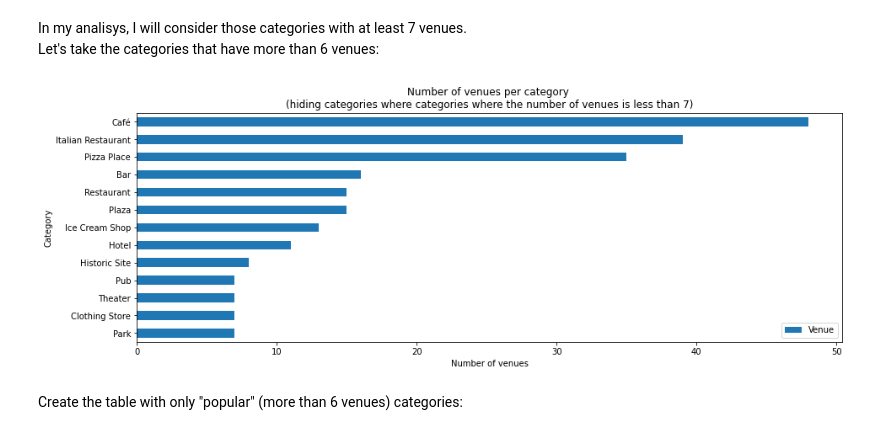
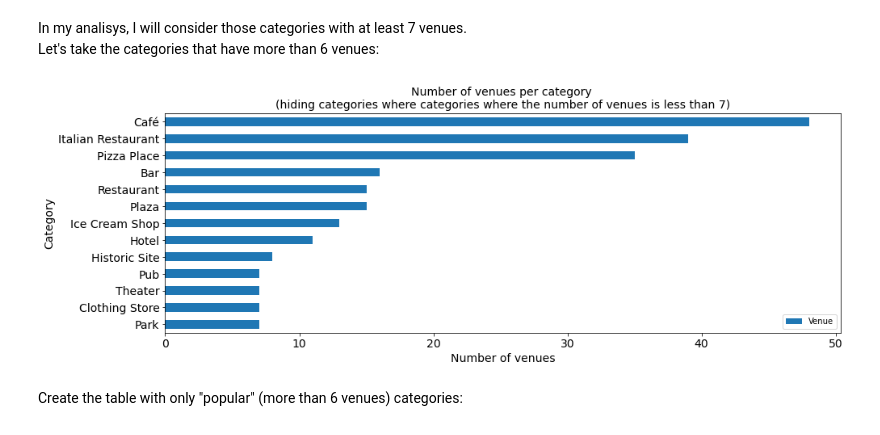
Before and after one commit to sebas1986/TheMotorSportValley-WhereToLive-, a Jupyter notebook: ProjectAnalysis.ipynb, the cells around one changed output. Cells and saved outputs as stored; diff of their text form; code cells hidden in the pictures.

```diff
--- a/ProjectAnalysis.ipynb
+++ b/ProjectAnalysis.ipynb
@@ -199,15 +201,15 @@ Let's take the categories that have more than 6 venues:
 # %%
 #Count the venues per each category
 location_venue_count = location_venue.groupby('Venue Category').count()[['Venue']].sort_values(by='Venue',ascending=False)
 #create an inverted horizontal bar plot
-location_venue_count[location_venue_count.Venue>6].plot(kind='barh', figsize=(15, 5))
+location_venue_count[location_venue_count.Venue>6].plot(kind='barh', figsize=(15, 5),fontsize=14)
 plt.gca().invert_yaxis()
-plt.xlabel('Number of venues')
-plt.ylabel('Category')
-plt.title('Number of venues per category \n(hiding categories where categories where the number of venues is less than 7)')
+plt.xlabel('Number of venues',fontsize=14)
+plt.ylabel('Category',fontsize=14)
+plt.title('Number of venues per category \n(hiding categories where categories where the number of venues is less than 7)',fontsize=14)
 plt.show()
 # %% [output]
-[figure, old version]
+[figure, new version]
 # %% [markdown]
 Create the table with only "popular" (more than 6 venues) categories:
 # %%
```
Also changed, not shown: parts of 4 cells of this notebook, 2 other files.
